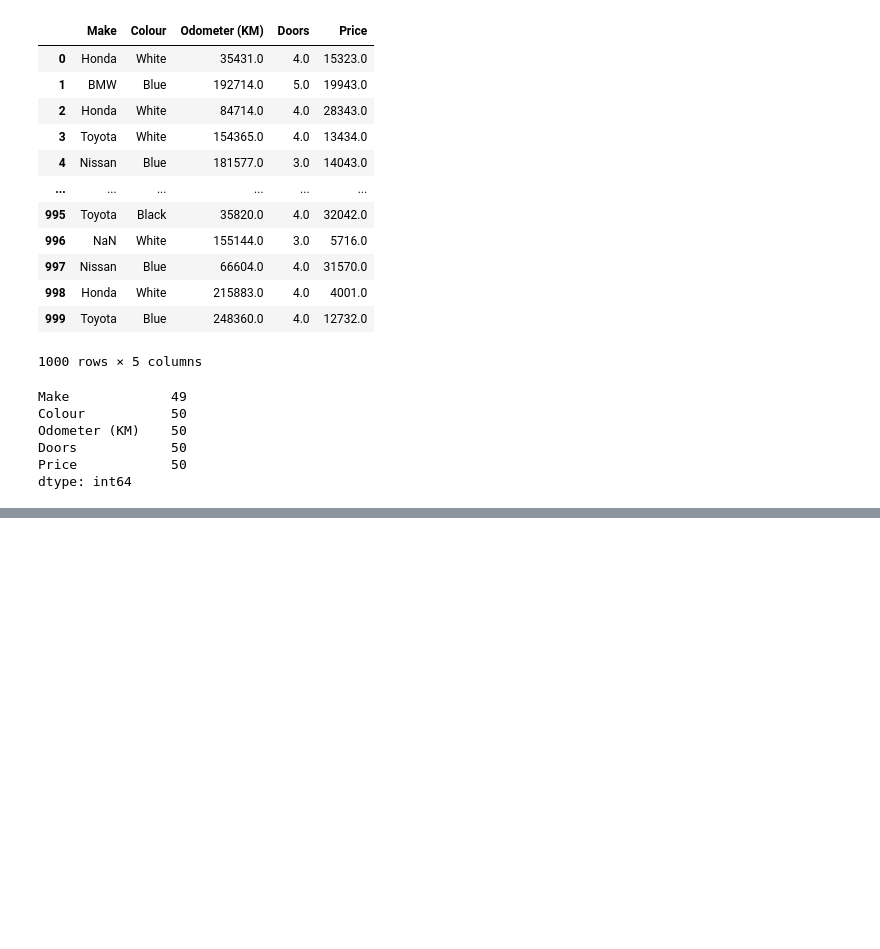
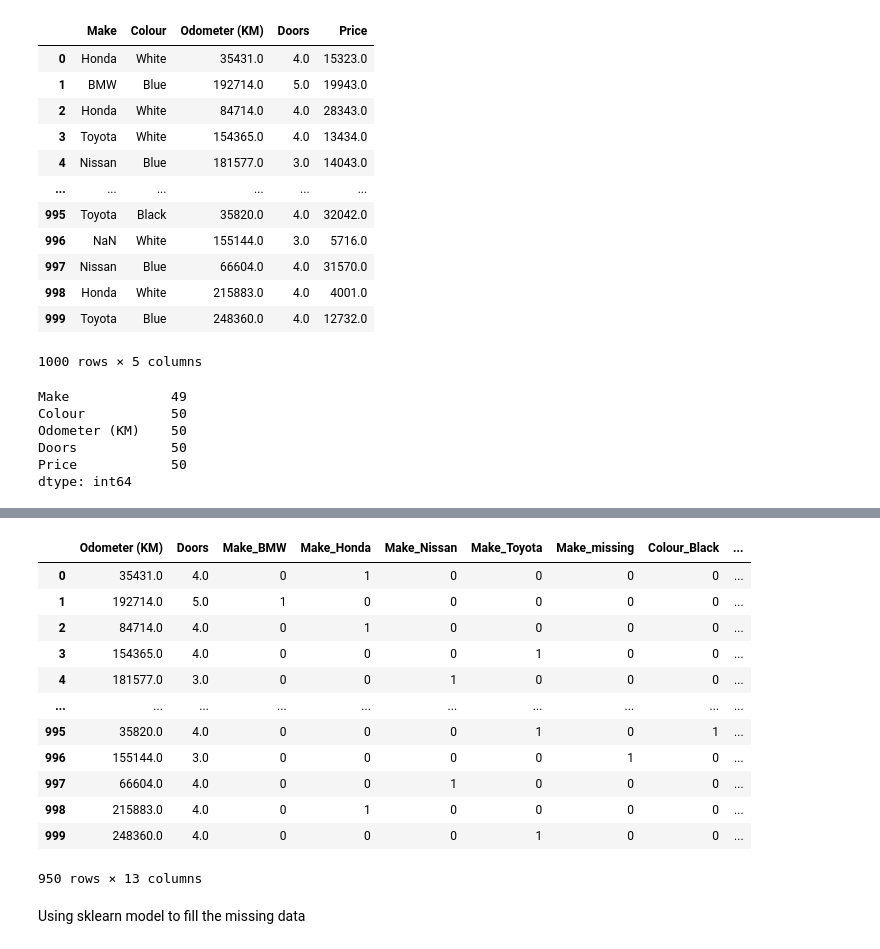
Before and after one commit to safeer-maker/Zero-to-Mastery-in-Machine-Learning, a Jupyter notebook: SkLearn_Practice .ipynb, the cells around one changed output, grey strips where cells are left out. Cells and saved outputs as stored; diff of their text form; code cells hidden in the pictures; blank space fills up the shorter version.

Commit message:
missing values complete
I have worked in missing values and handle using pandas and sklearn. and i prefer to pandas over sklearn.

```diff
--- a/SkLearn_Practice .ipynb
+++ b/SkLearn_Practice .ipynb
@@ -505,0 +525,5 @@ catagorical_col = ['Make','Colour','Doors']
+# %%
+car_missing_df['Make'].fillna('missing',inplace=True)
+car_missing_df['Colour'].fillna('missing',inplace = True)
+car_missing_df['Doors'].fillna(4, inplace=True)
+car_missing_df['Odometer (KM)'].fillna(car_missing_df['Odometer (KM)'].mean(), inplace = True)
@@ -505,0 +539,4 @@ catagorical_col = ['Make','Colour','Doors']
+# %%
+car_missing_df.info()
+car_missing_df.dropna(inplace=True)
+car_missing_df.info()
@@ -505,0 +622,19 @@ catagorical_col = ['Make','Colour','Doors']
+# %%
+x_miss_one_hot = pd.get_dummies(x_miss)
+x_miss_one_hot
+# %% [output]
+|  | Odometer (KM) | Doors | Make_BMW | Make_Honda | Make_Nissan | Make_Toyota | Make_missing | Colour_Black | ... |
+| 0 | 35431.0 | 4.0 | 0 | 1 | 0 | 0 | 0 | 0 | ... |
+| 1 | 192714.0 | 5.0 | 1 | 0 | 0 | 0 | 0 | 0 | ... |
+| 2 | 84714.0 | 4.0 | 0 | 1 | 0 | 0 | 0 | 0 | ... |
+| 3 | 154365.0 | 4.0 | 0 | 0 | 0 | 1 | 0 | 0 | ... |
+| 4 | 181577.0 | 3.0 | 0 | 0 | 1 | 0 | 0 | 0 | ... |
+| ... | ... | ... | ... | ... | ... | ... | ... | ... | ... |
+| 995 | 35820.0 | 4.0 | 0 | 0 | 0 | 1 | 0 | 1 | ... |
+| 996 | 155144.0 | 3.0 | 0 | 0 | 0 | 0 | 1 | 0 | ... |
+| 997 | 66604.0 | 4.0 | 0 | 0 | 1 | 0 | 0 | 0 | ... |
+| 998 | 215883.0 | 4.0 | 0 | 1 | 0 | 0 | 0 | 0 | ... |
+| 999 | 248360.0 | 4.0 | 0 | 0 | 0 | 1 | 0 | 0 | ... |
+950 rows × 13 columns
+# %% [markdown]
+Using sklearn model to fill the missing data
```
Also changed, not shown: parts of 40 cells of this notebook.
